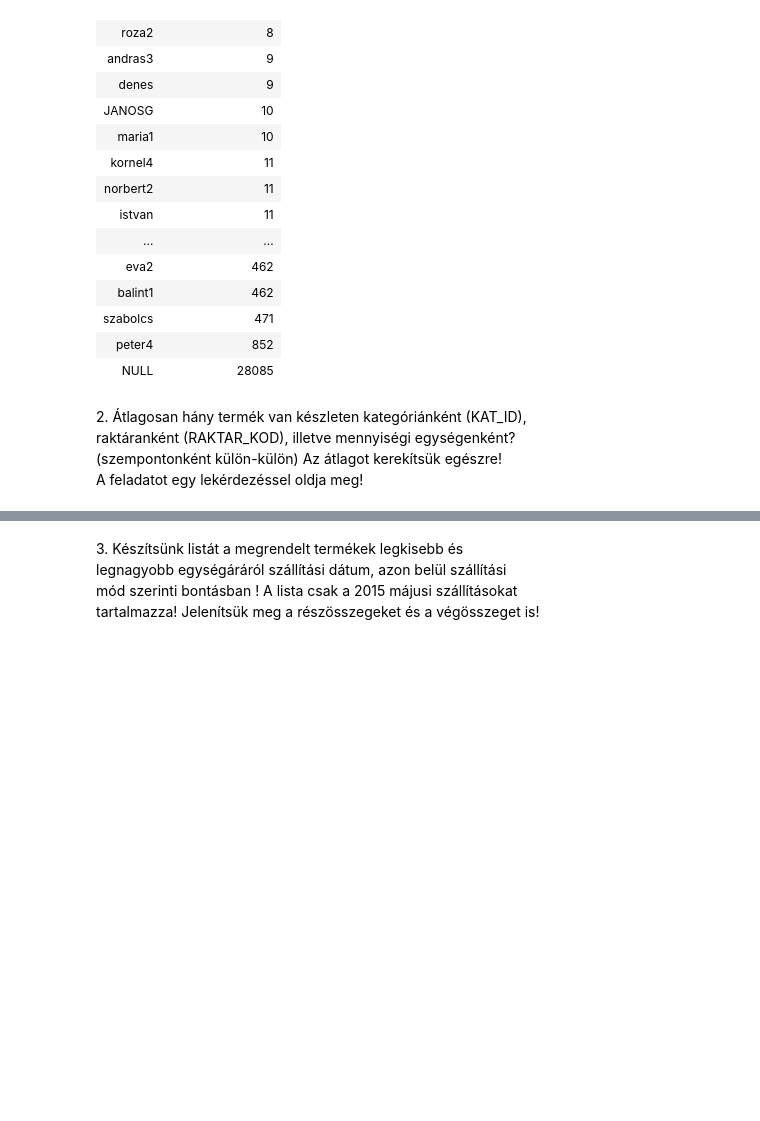
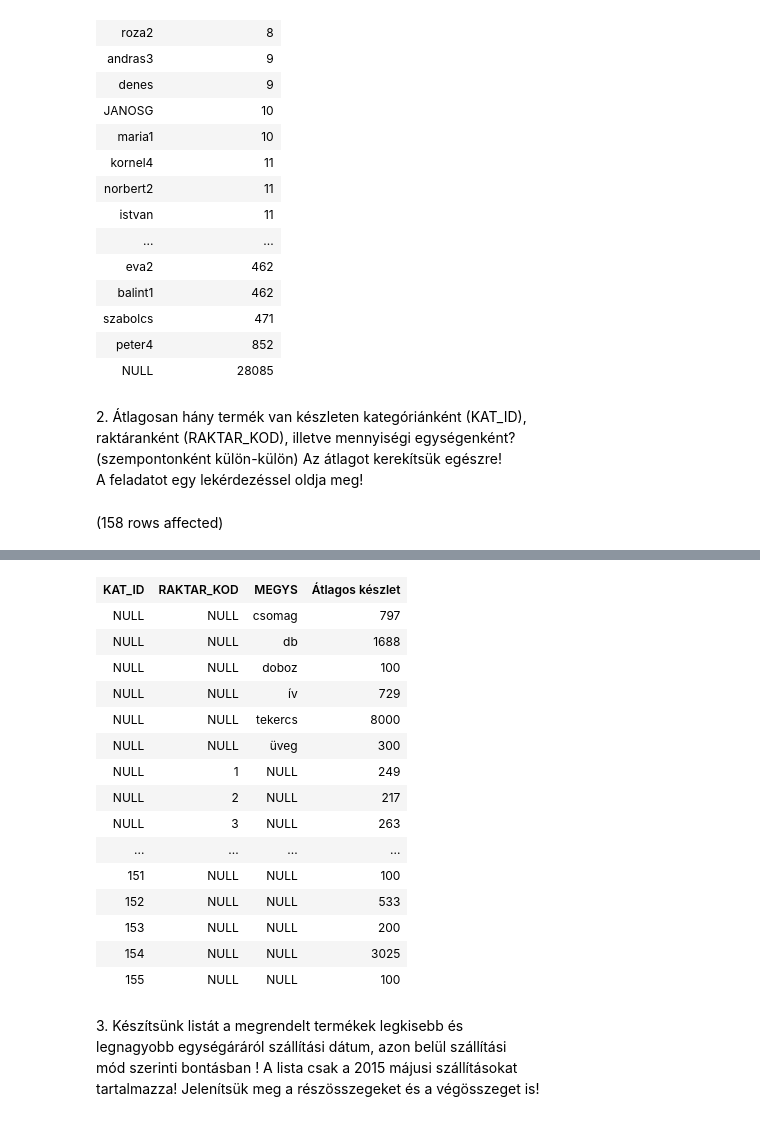
Before and after one commit to Peti3504/ads, a Jupyter notebook: korsz_adatbgyak02.ipynb, the cells around one changed output, grey strips where cells are left out. Saved outputs shown, nothing was run; the diff lists cells and outputs as text; code cells hidden in the pictures; blank space fills up the shorter version.

```diff
--- a/korsz_adatbgyak02.ipynb
+++ b/korsz_adatbgyak02.ipynb
@@ -32,3 +32,12 @@ Total execution time: 00:00:00.052
 raktáranként (RAKTAR\_KOD), illetve mennyiségi egységenként?
 (szempontonként külön-külön) Az átlagot kerekítsük egészre!
 A feladatot egy lekérdezéssel oldja meg!
+# %%
+SELECT KAT_ID,
+        RAKTAR_KOD,
+        MEGYS,
+        ROUND(AVG(KESZLET),0) AS 'Átlagos készlet'
+FROM Termek
+GROUP BY GROUPING SETS(KAT_ID,RAKTAR_KOD,MEGYS)
+# %% [output]
+(158 rows affected)
@@ -35,3 +45,19 @@ A feladatot egy lekérdezéssel oldja meg!
+| KAT_ID | RAKTAR_KOD | MEGYS | Átlagos készlet |
+| NULL | NULL | csomag | 797 |
+| NULL | NULL | db | 1688 |
+| NULL | NULL | doboz | 100 |
+| NULL | NULL | ív | 729 |
+| NULL | NULL | tekercs | 8000 |
+| NULL | NULL | üveg | 300 |
+| NULL | 1 | NULL | 249 |
+| NULL | 2 | NULL | 217 |
+| NULL | 3 | NULL | 263 |
+| ... | ... | ... | ... |
+| 151 | NULL | NULL | 100 |
+| 152 | NULL | NULL | 533 |
+| 153 | NULL | NULL | 200 |
+| 154 | NULL | NULL | 3025 |
+| 155 | NULL | NULL | 100 |
 # %% [markdown]
 3\. Készítsünk listát a megrendelt termékek legkisebb és
 legnagyobb egységáráról szállítási dátum, azon belül szállítási
```
Also changed, not shown: parts of 2 cells of this notebook.
